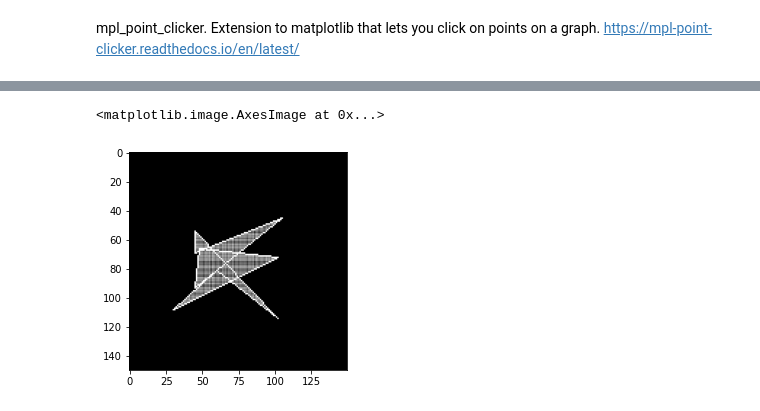
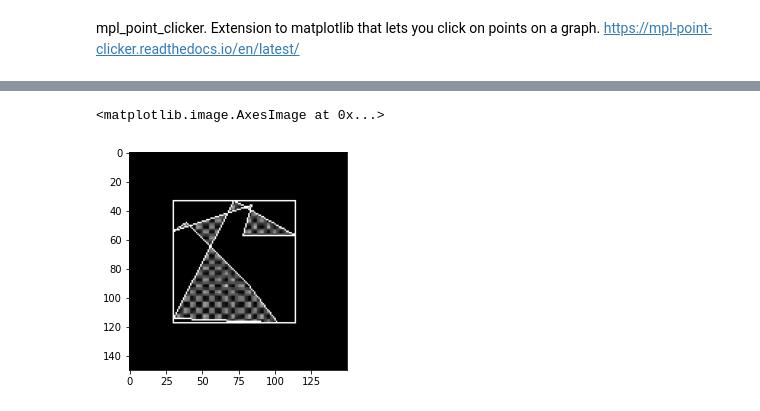
Before and after one commit to tensorturtle/deep-sinusoidal-grating, a Jupyter notebook: making_dot_distortion_prototypes.ipynb, the cells around one changed output, grey strips where cells are left out. Drawn from its saved outputs; the diff is of its cells as text; code cells hidden in the pictures.

Commit message:
dot distortion dataset first draft

```diff
--- a/making_dot_distortion_prototypes.ipynb
+++ b/making_dot_distortion_prototypes.ipynb
@@ -28,9 +30,11 @@ import random
 # %%
-def random_points_from_grid(num_points=9, central_area_side=30, total_area_side=50):
+def random_points_from_grid(seed=None, num_points=9, central_area_side=30, total_area_side=50):
     '''
     "Choose 9 points randomly from the central 30x30 area of a 50x50 grid"
     Becomes the initial point of the dot distortion shapes.
     '''
+    if seed is not None:
+        random.seed(seed)
     points = []
     for i in range(num_points):
         x = random.randint(total_area_side/2-central_area_side/2, total_area_side/2 + central_area_side/2)
@@ -156,34 +136,2 @@ scaled_points
-# %%
-import cv2
-import matplotlib.pyplot as plt
-
-def
-img = np.zeros([150, 150, 1],np.uint8)
-a = np.array(scaled_points)
-cv2.drawContours(img, [a], 0, (255,255,255), 1) # draw lines
-
-# fill enclosed spaces with white
-cnts = cv2.findContours(img, cv2.RETR_EXTERNAL, cv2.CHAIN_APPROX_SIMPLE)
-cnts = cnts[0] if len(cnts) == 2 else cnts[1]
-
-for c in cnts:
-    cv2.drawContours(img,[c], 0, (255,255,255), -1)
-
-# fill white with one of 11 patterns (random)
-pattern_num = random.choice(range(1,11+1))
-pattern_img = cv2.imread('dot_distortion_fill_patterns/p'+str(pattern_num)+'.png', 0)
-
-# stack pattern n times vertically and horizontally (pattern was screenshot from the paper, so not high quality)
-pattern_img = np.hstack([pattern_img]*5)
-pattern_img = np.vstack([pattern_img]*5)
-
-# resize pattern_img to be the same size as img
-pattern_img = cv2.resize(pattern_img, (img.shape[1], img.shape[0]))
-img = cv2.bitwise_and(img, pattern_img)
-
-cv2.drawContours(img, [a], 0, (255,255,255), 1) # draw lines
-
-plt.imshow(img, cmap='gray')
-# %% [output]
-<matplotlib.image.AxesImage at 0x...>
-[figure, removed]
+# %%
+relative_shifts = create_relative_coordinates()
@@ -190,3 +184,10 @@ plt.imshow(img, cmap='gray')
+# %%
+example_single_img, example_bbox = generate_single_dot_distortion(seed=None, draw_bbox=True)
+
+plt.imshow(example_single_img, cmap='gray')
+# %% [output]
+<matplotlib.image.AxesImage at 0x...>
+[figure, added]
 # %% [markdown]
 I created a grayscale image that shows the 5 areas in the 21x21 grid of pixels.
 
```
Also changed, not shown: parts of 15 cells of this notebook, 3 other files.
